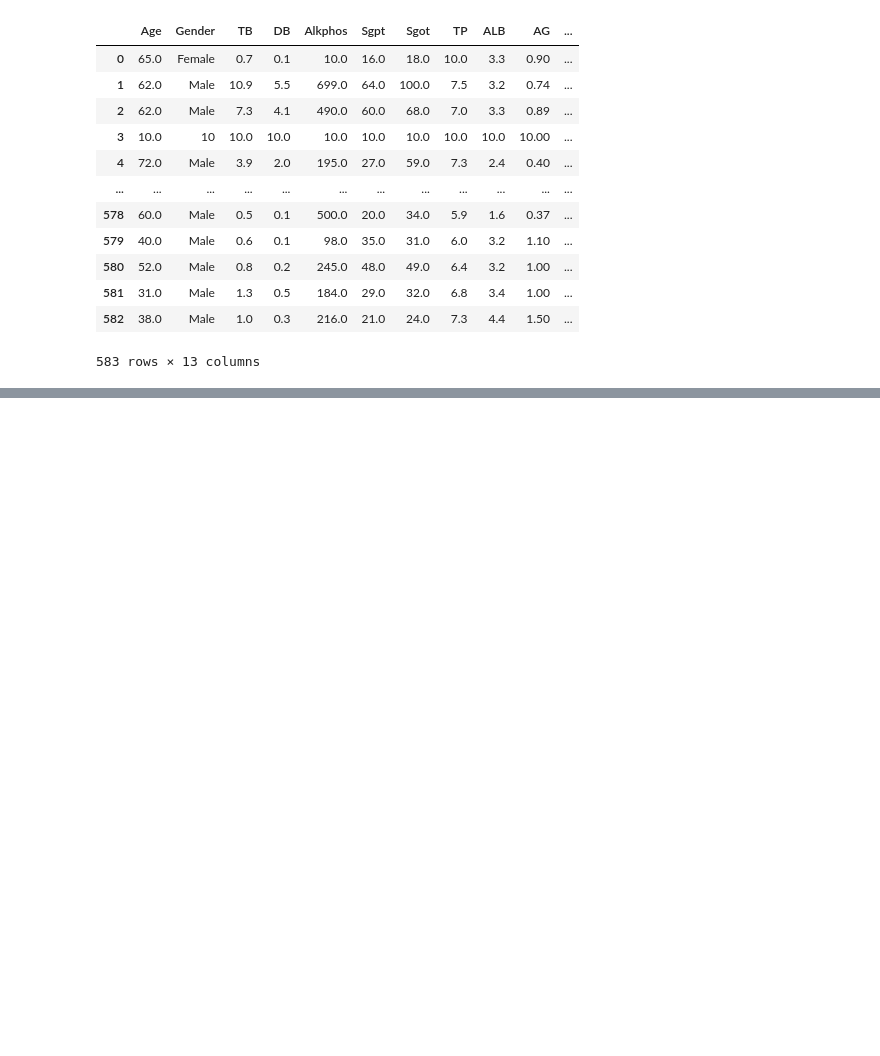
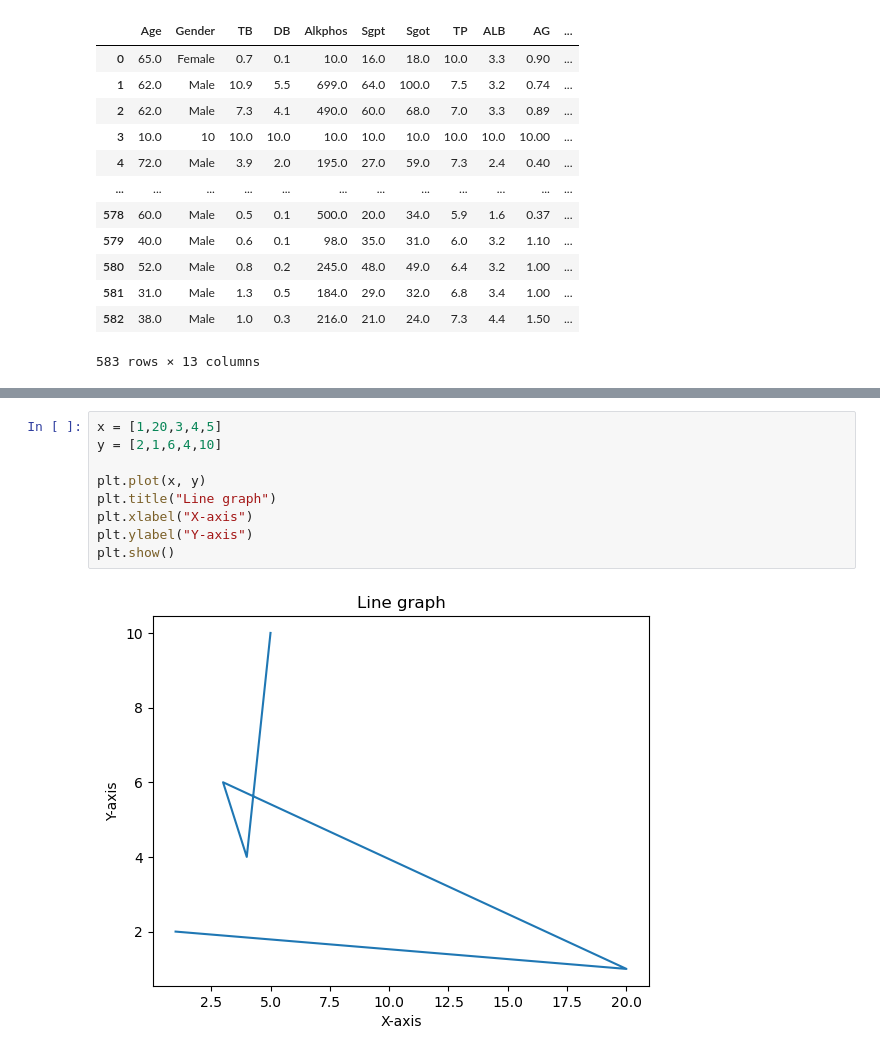
Before and after one commit to Anandasane/Data_Science_2026, a Jupyter notebook: Python libraries.ipynb, the cells around one changed output, grey strips where cells are left out. Saved outputs shown, nothing was run; the diff lists cells and outputs as text; blank space fills up the shorter version.

```diff
--- a/Python libraries.ipynb
+++ b/Python libraries.ipynb
@@ -1113,0 +1147,11 @@ df
+# %%
+x = [1,20,3,4,5]
+y = [2,1,6,4,10]
+
+plt.plot(x, y)
+plt.title("Line graph")
+plt.xlabel("X-axis")
+plt.ylabel("Y-axis")
+plt.show()
+# %% [output]
+[figure, added]
```
Also changed, not shown: parts of 14 cells of this notebook, 2 other files.
